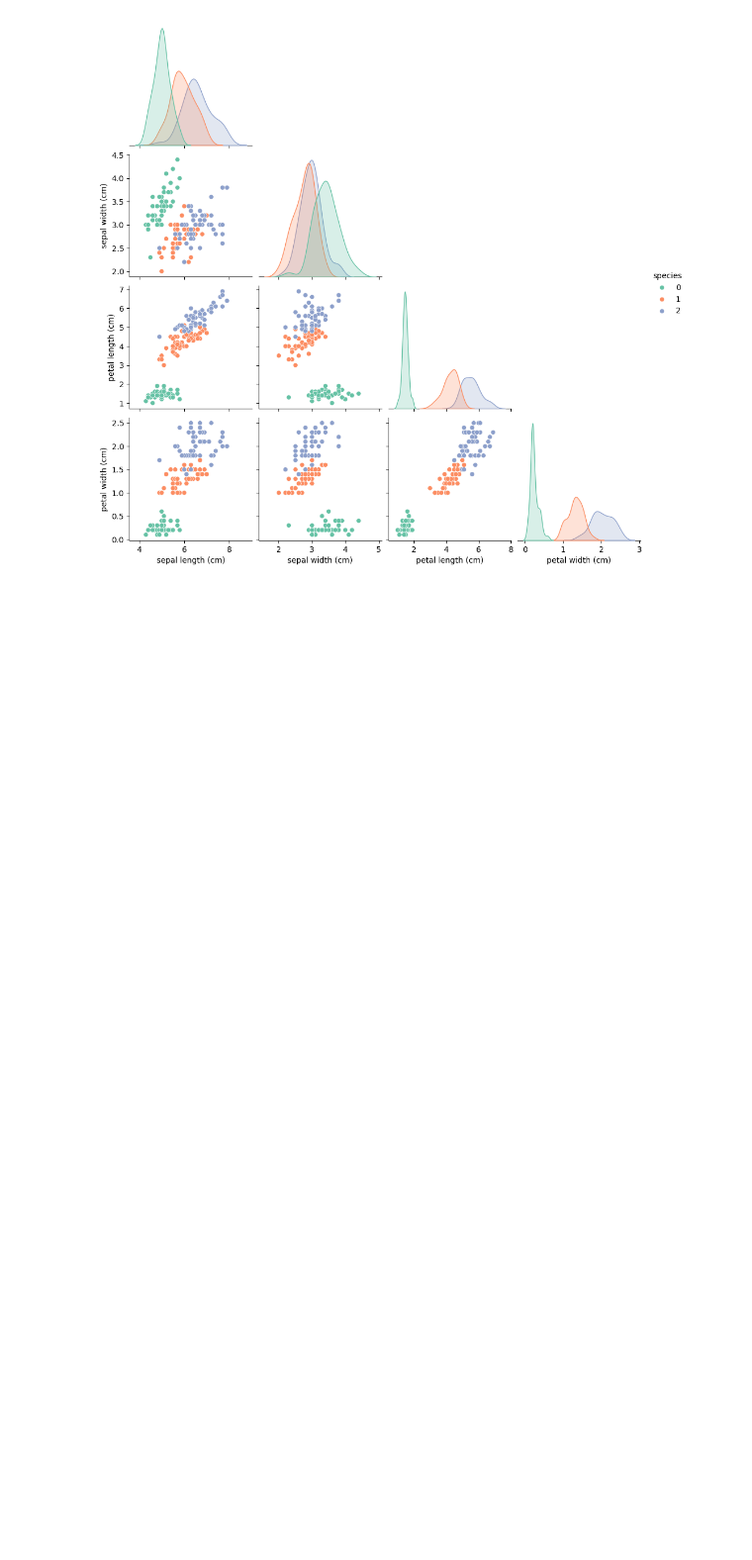
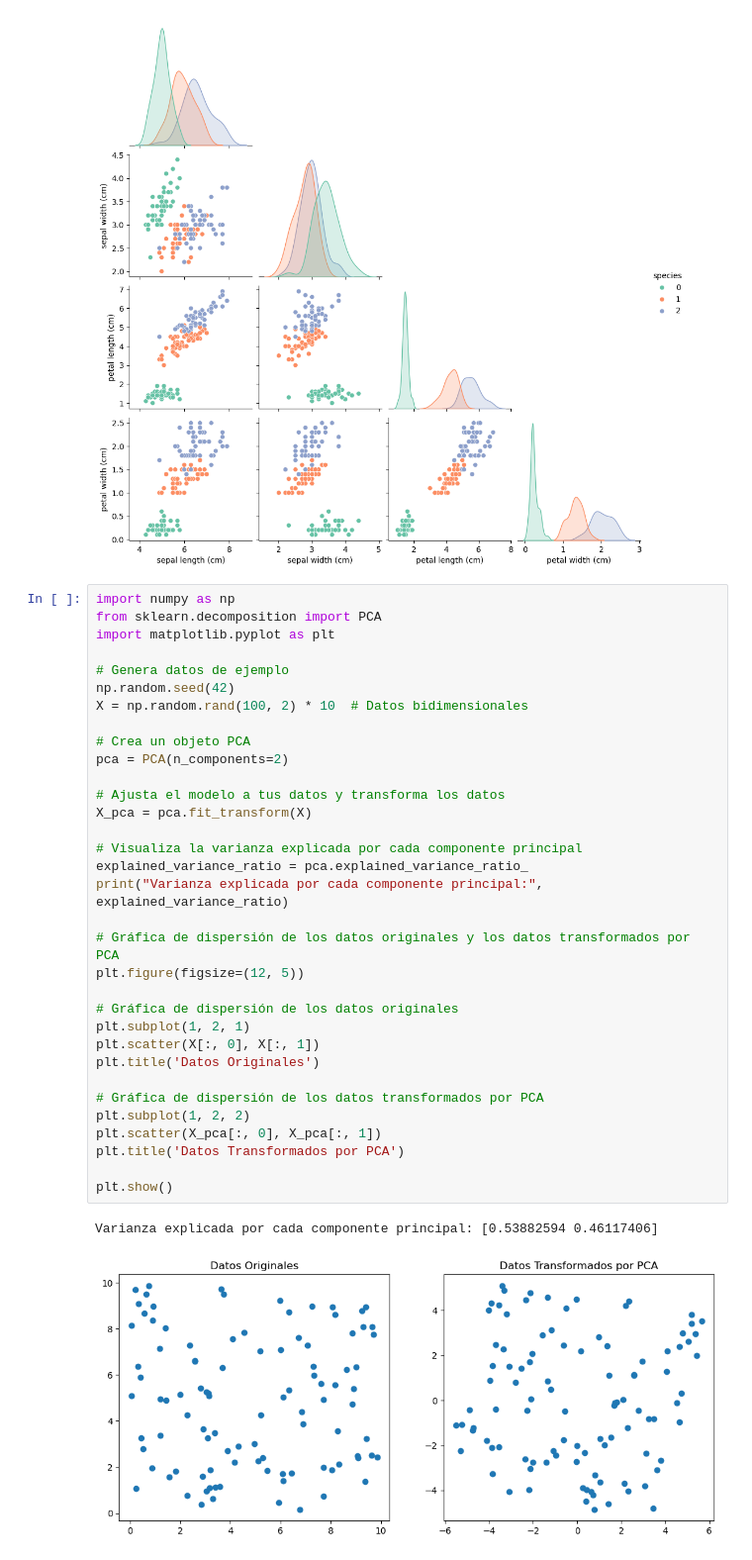
Before and after one commit to wicalo/ML_USTA, a Jupyter notebook: TRABAJOS/TRABAJO_1/CODIGO/REGRESION_LOGISTICA.ipynb, the cells around one changed output. Shown at 99% size. Cells and saved outputs as stored; diff of their text form; blank space fills up the shorter version.

```diff
--- a/TRABAJOS/TRABAJO_1/CODIGO/REGRESION_LOGISTICA.ipynb
+++ b/TRABAJOS/TRABAJO_1/CODIGO/REGRESION_LOGISTICA.ipynb
@@ -122,3 +125,39 @@ sns.pairplot(DF_total, hue = "species",
 # %% [output]
 <seaborn.axisgrid.PairGrid at 0x...>
 [figure]
+# %%
+import numpy as np
+from sklearn.decomposition import PCA
+import matplotlib.pyplot as plt
+
+# Genera datos de ejemplo
+np.random.seed(42)
+X = np.random.rand(100, 2) * 10  # Datos bidimensionales
+
+# Crea un objeto PCA
+pca = PCA(n_components=2)
+
+# Ajusta el modelo a tus datos y transforma los datos
+X_pca = pca.fit_transform(X)
+
+# Visualiza la varianza explicada por cada componente principal
+explained_variance_ratio = pca.explained_variance_ratio_
+print("Varianza explicada por cada componente principal:", explained_variance_ratio)
+
+# Gráfica de dispersión de los datos originales y los datos transformados por PCA
+plt.figure(figsize=(12, 5))
+
+# Gráfica de dispersión de los datos originales
+plt.subplot(1, 2, 1)
+plt.scatter(X[:, 0], X[:, 1])
+plt.title('Datos Originales')
+
+# Gráfica de dispersión de los datos transformados por PCA
+plt.subplot(1, 2, 2)
+plt.scatter(X_pca[:, 0], X_pca[:, 1])
+plt.title('Datos Transformados por PCA')
+
+plt.show()
+# %% [output]
+Varianza explicada por cada componente principal: [0.53882594 0.46117406]
+[figure, added]
```
Also changed, not shown: parts of 3 cells of this notebook.
